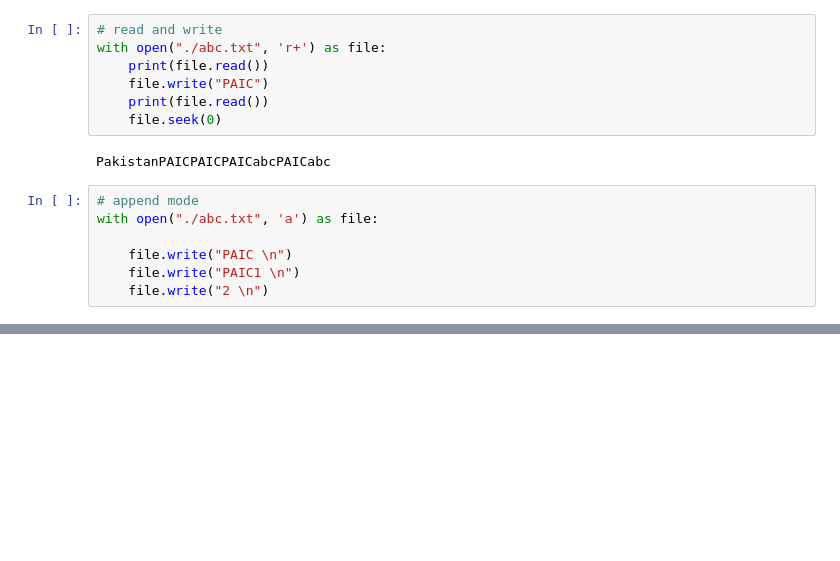
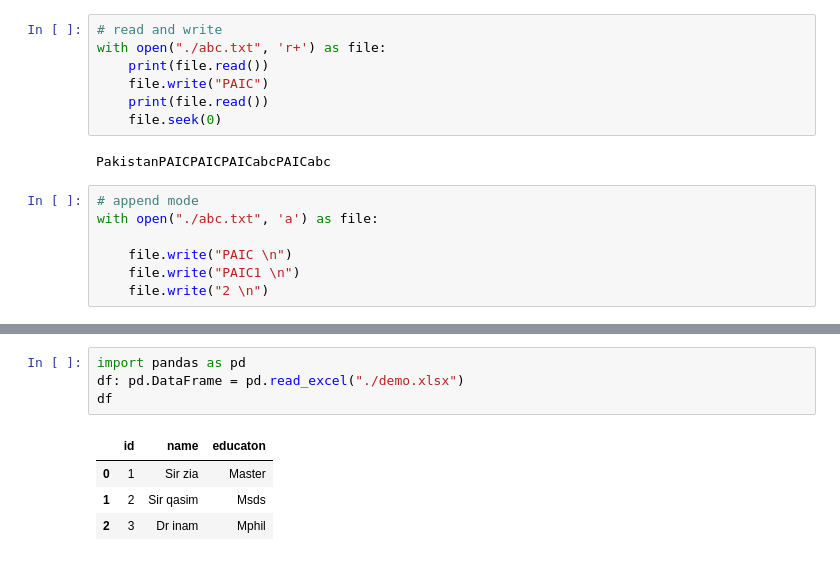
Before and after one commit to Umairkhanofficial/python, a Jupyter notebook: class12/class12.ipynb, the cells around one changed output, grey strips where cells are left out. Saved outputs shown, nothing was run; the diff lists cells and outputs as text; blank space fills up the shorter version.

```diff
--- a/class12/class12.ipynb
+++ b/class12/class12.ipynb
@@ -205,0 +222,9 @@ with open("./abc.txt", 'x') as file:
+# %%
+import pandas as pd
+df: pd.DataFrame = pd.read_excel("./demo.xlsx")
+df
+# %% [output]
+|  | id | name | educaton |
+| 0 | 1 | Sir zia | Master |
+| 1 | 2 | Sir qasim | Msds |
+| 2 | 3 | Dr inam | Mphil |
```
Also changed, not shown: parts of 4 cells of this notebook, 4 other files.
